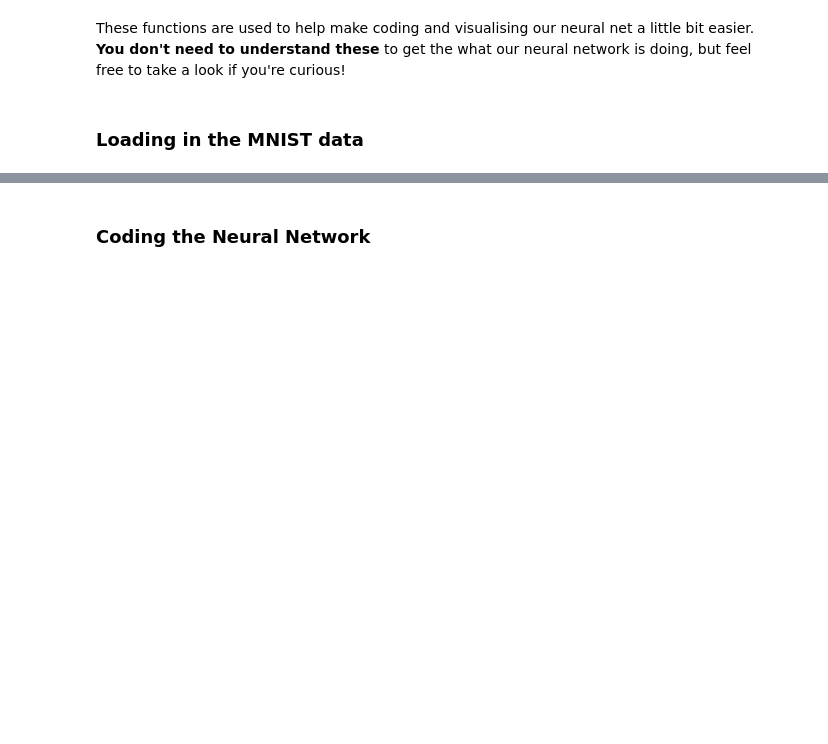
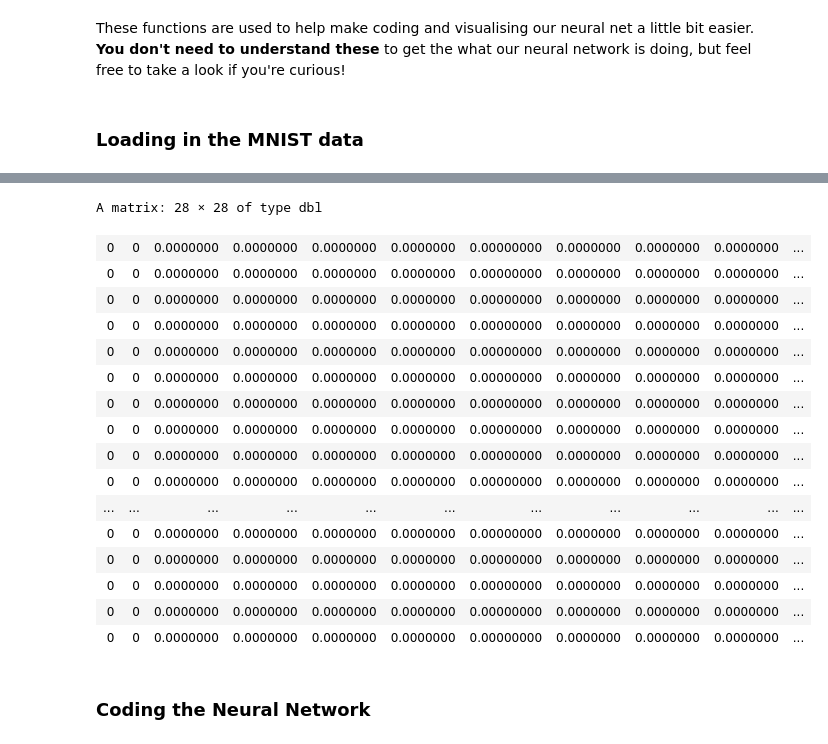
Before and after one commit to ABS-Neural-Nets-Tutorial/Intro-To-Neural-Networks, a Jupyter notebook: notebooks/4_Creating_NNs.ipynb, the cells around one changed output, grey strips where cells are left out. Drawn from its saved outputs; the diff is of its cells as text; code cells hidden in the pictures; blank space fills up the shorter version.

```diff
--- a/notebooks/4_Creating_NNs.ipynb
+++ b/notebooks/4_Creating_NNs.ipynb
@@ -104,3 +121,24 @@ X_train = X_train / 255.
+# %%
+digit_index = 1424
+digit = matrix(X_train[, digit_index], nrow = 28, ncol = 28)
+# %% [output]
+A matrix: 28 × 28 of type dbl
+| 0 | 0 | 0.0000000 | 0.0000000 | 0.0000000 | 0.0000000 | 0.00000000 | 0.0000000 | 0.0000000 | 0.0000000 | ... |
+| 0 | 0 | 0.0000000 | 0.0000000 | 0.0000000 | 0.0000000 | 0.00000000 | 0.0000000 | 0.0000000 | 0.0000000 | ... |
+| 0 | 0 | 0.0000000 | 0.0000000 | 0.0000000 | 0.0000000 | 0.00000000 | 0.0000000 | 0.0000000 | 0.0000000 | ... |
+| 0 | 0 | 0.0000000 | 0.0000000 | 0.0000000 | 0.0000000 | 0.00000000 | 0.0000000 | 0.0000000 | 0.0000000 | ... |
+| 0 | 0 | 0.0000000 | 0.0000000 | 0.0000000 | 0.0000000 | 0.00000000 | 0.0000000 | 0.0000000 | 0.0000000 | ... |
+| 0 | 0 | 0.0000000 | 0.0000000 | 0.0000000 | 0.0000000 | 0.00000000 | 0.0000000 | 0.0000000 | 0.0000000 | ... |
+| 0 | 0 | 0.0000000 | 0.0000000 | 0.0000000 | 0.0000000 | 0.00000000 | 0.0000000 | 0.0000000 | 0.0000000 | ... |
+| 0 | 0 | 0.0000000 | 0.0000000 | 0.0000000 | 0.0000000 | 0.00000000 | 0.0000000 | 0.0000000 | 0.0000000 | ... |
+| 0 | 0 | 0.0000000 | 0.0000000 | 0.0000000 | 0.0000000 | 0.00000000 | 0.0000000 | 0.0000000 | 0.0000000 | ... |
+| 0 | 0 | 0.0000000 | 0.0000000 | 0.0000000 | 0.0000000 | 0.00000000 | 0.0000000 | 0.0000000 | 0.0000000 | ... |
+| ... | ... | ... | ... | ... | ... | ... | ... | ... | ... | ... |
+| 0 | 0 | 0.0000000 | 0.0000000 | 0.0000000 | 0.0000000 | 0.00000000 | 0.0000000 | 0.0000000 | 0.0000000 | ... |
+| 0 | 0 | 0.0000000 | 0.0000000 | 0.0000000 | 0.0000000 | 0.00000000 | 0.0000000 | 0.0000000 | 0.0000000 | ... |
+| 0 | 0 | 0.0000000 | 0.0000000 | 0.0000000 | 0.0000000 | 0.00000000 | 0.0000000 | 0.0000000 | 0.0000000 | ... |
+| 0 | 0 | 0.0000000 | 0.0000000 | 0.0000000 | 0.0000000 | 0.00000000 | 0.0000000 | 0.0000000 | 0.0000000 | ... |
+| 0 | 0 | 0.0000000 | 0.0000000 | 0.0000000 | 0.0000000 | 0.00000000 | 0.0000000 | 0.0000000 | 0.0000000 | ... |
 # %% [markdown]
 ### Coding the Neural Network
 # %% [markdown]
```
Also changed, not shown: parts of 5 cells of this notebook, 4 other files.
